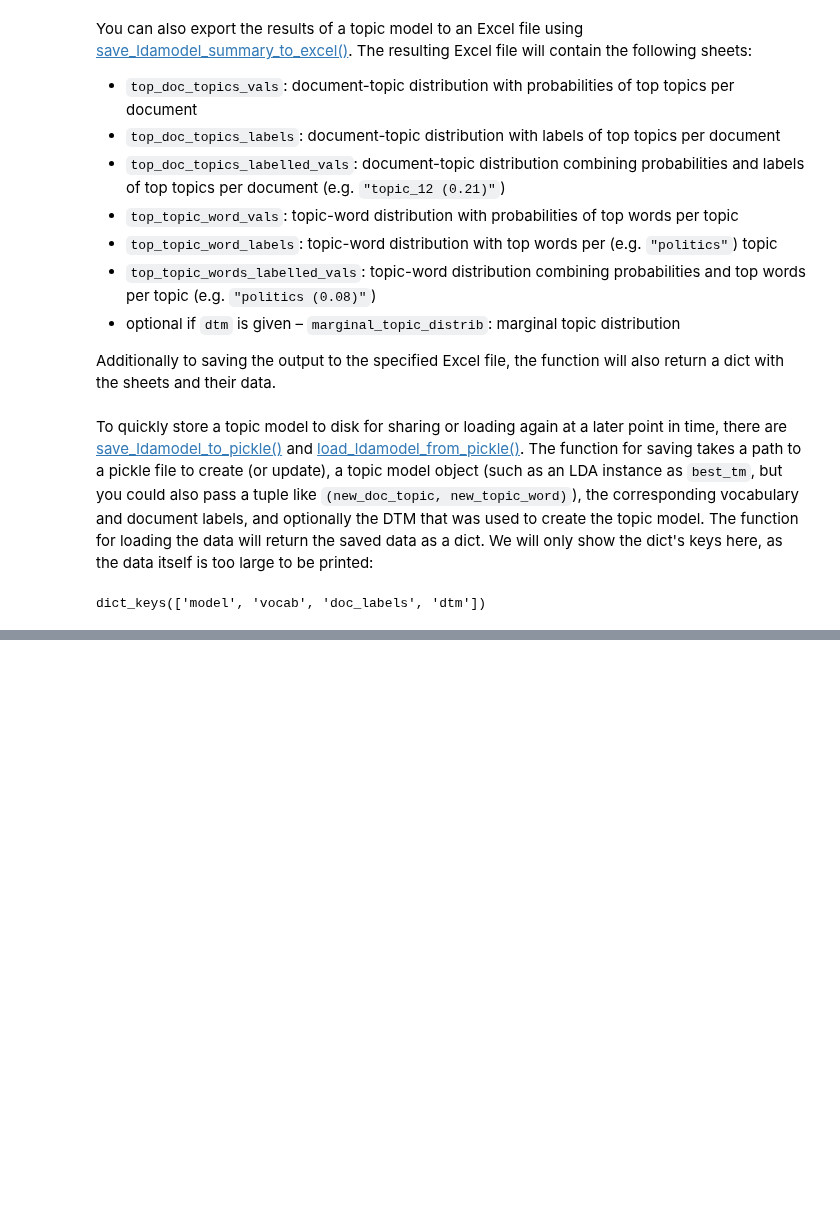
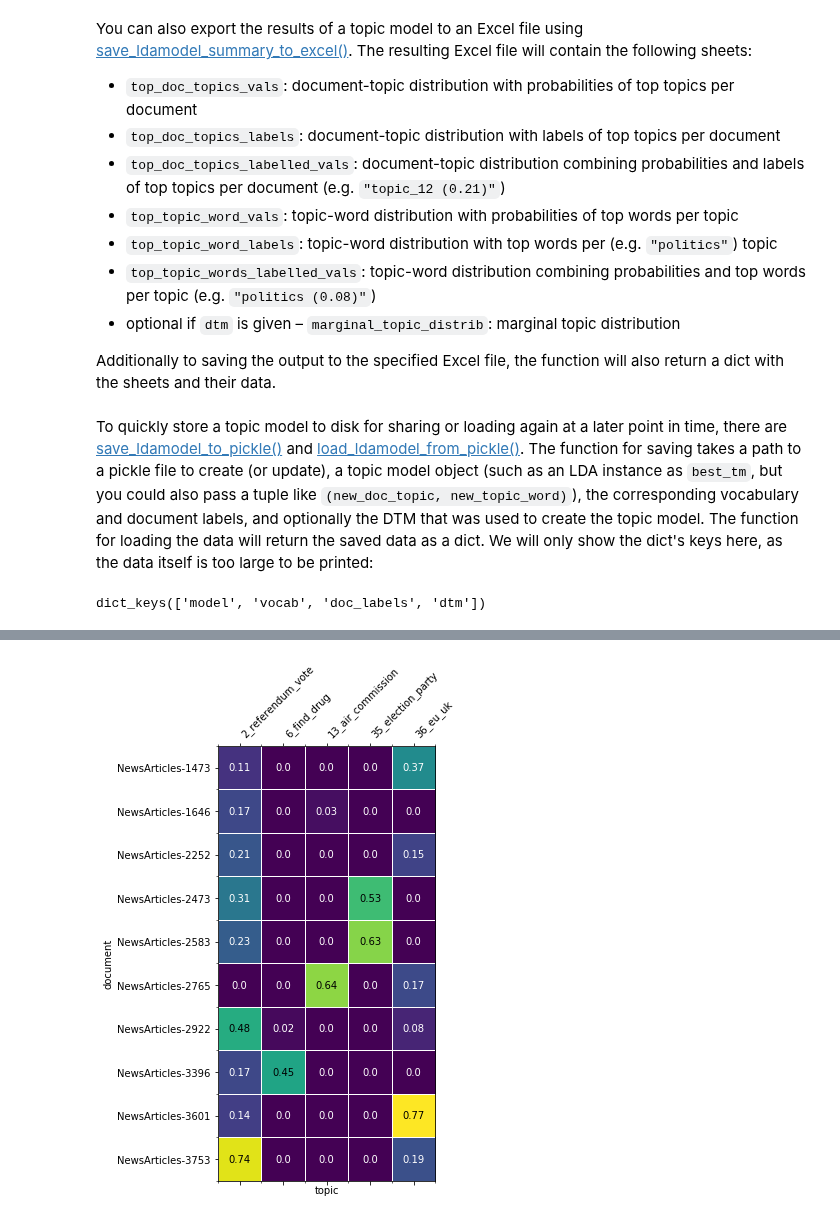
Before and after one commit to WZBSocialScienceCenter/tmtoolkit, a Jupyter notebook: doc/source/topic_modeling.ipynb, the cells around one changed output, grey strips where cells are left out. Cells and saved outputs as stored; diff of their text form; code cells hidden in the pictures; blank space fills up the shorter version.

```diff
--- a/doc/source/topic_modeling.ipynb
+++ b/doc/source/topic_modeling.ipynb
@@ -817,0 +852,17 @@ dict_keys(['model', 'vocab', 'doc_labels', 'dtm'])
+# %%
+fig, ax = plt.subplots(figsize=(6, 8))
+
+which_topics = [
+    '2_referendum_vote',
+    '35_election_party',
+    '36_eu_uk',
+    '6_find_drug',
+    '13_air_commission'
+]
+
+plot_doc_topic_heatmap(fig, ax, new_doc_topic, doc_labels,
+                       topic_labels=new_topic_labels,
+                       which_documents=which_docs,
+                       which_topics=which_topics);
+# %% [output]
+[figure, added]
```
Also changed, not shown: parts of 33 cells of this notebook, 8 other files.
